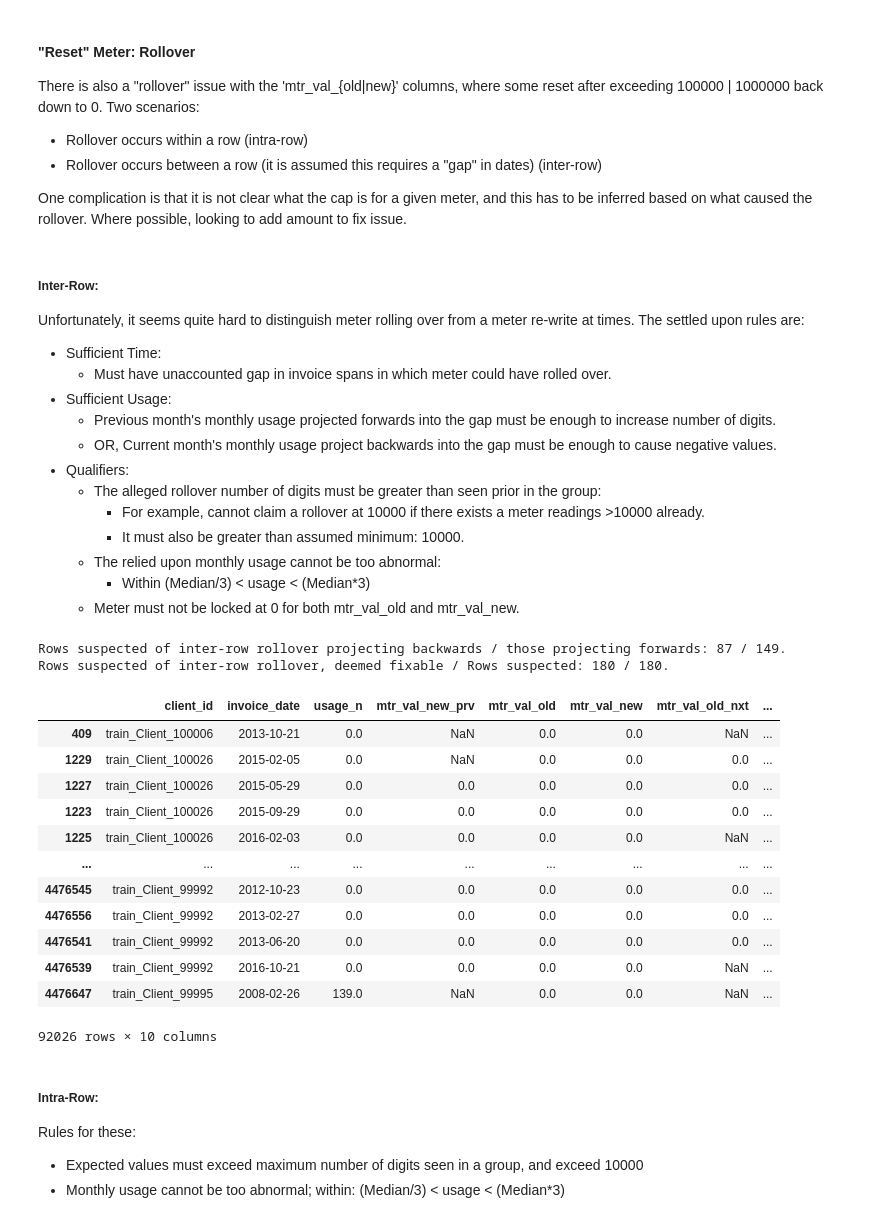
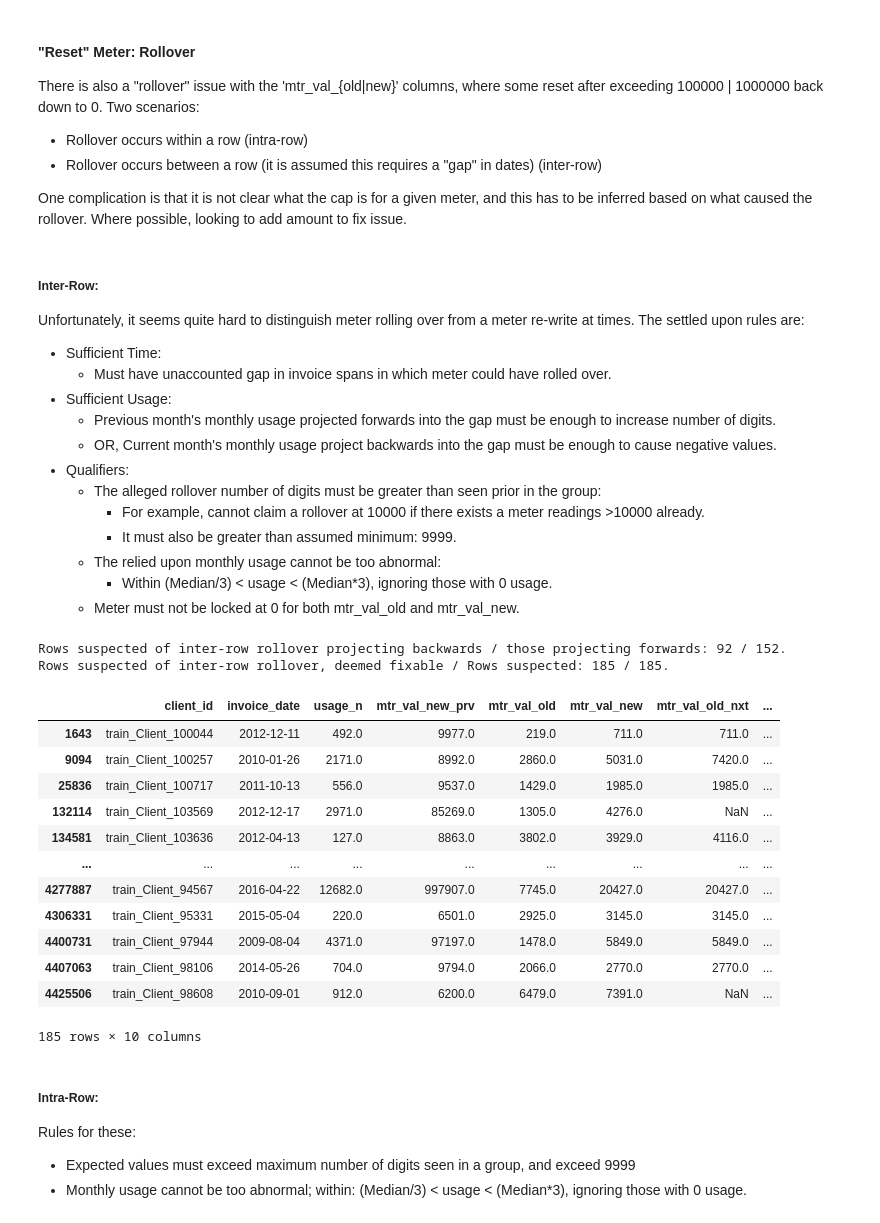
Before and after one commit to insatiablycivil/Fraud_Detection_Energy_Consumption, a Jupyter notebook: Data_Preparation.ipynb, the cells around one changed output. Cells and saved outputs as stored; diff of their text form; code cells hidden in the pictures.

```diff
--- a/Data_Preparation.ipynb
+++ b/Data_Preparation.ipynb
@@ -568,5 +896,8 @@ This is split into two steps, in an attempt to disentangle it from the meter "ro
 # %% [markdown]
 Looking at those breaking both rules.
+# %%
+#df_train_save, df_removed_save = df_train.copy(), df_removed.copy()
+df_train, df_removed = df_train_save.copy(), df_removed_save.copy()
 # %%
 mask = (df_train['date_flag'] == 1) # overlapping months
 mask_2 = (df_train['mtr_flag_bkd'] == 1) | (df_train['mtr_flag_fwd'] == 1) # overlapping meters
@@ -574,10 +905,7 @@ print(f"Rows where meter readings also seem to be reset / Rows that seem out of
 mask = mask & mask_2
 df_train['temp_flag'] = pd.to_datetime(np.nan)
 df_train.loc[mask, 'temp_flag'] = df_train.loc[mask, 'invoice_date_prv_calc'] + pd.to_timedelta(30.5, unit='days') # This is the date being sought after
-df_train['temp_flag'] = df_train.groupby(grp_cols, observed=True)['temp_flag'].transform('shift', periods=-1) # Flag row before the newly overlapping row
-df_train['temp_flag'] = df_train.groupby(grp_cols, observed=True)['temp_flag'].bfill() # Flag all previous within the group
-df_train['temp_flag'] = (df_train['invoice_date'] > df_train['temp_flag']) & (df_train['temp_flag'].notna()) # Flag only those within the overlapping period
-mask = df_train['temp_flag'] == True
+df_train, mask = Calc_Overlap(df_train, mask, 'invoice_date') # Flag rows within overlapping period of subsequent rows
 print(f"Rows affected by reset meter readings / total Rows: {sum(mask)} / {len(df_train)}.")
 df_temp = df_train[mask]
 col_names = ['invoice_date_prv', 'invoice_date_prv_calc', 'months_num', 'invoice_date', 'mtr_val_old_prv', 'mtr_val_new_prv', 'mtr_val_old', 'mtr_val_new', 'mtr_val_old_nxt', 'mtr_val_new_nxt']
@@ -617,10 +945,7 @@ mask = (df_train['date_flag'] == 1) & (((df_train['mtr_val_new'] == df_train['mt
                                        ((df_train['mtr_val_old'] == df_train['mtr_val_new_prv']) | (df_train['mtr_val_new_prv'].notna())))
 df_train['temp_flag'] = pd.to_datetime(np.nan)
 df_train.loc[mask, 'temp_flag'] = df_train.loc[mask, 'invoice_date_prv_calc'] + pd.to_timedelta(30.5, unit='days') # This is the date being sought after
-df_train['temp_flag'] = df_train.groupby(grp_cols, observed=True)['temp_flag'].transform('shift', periods=-1) # Flag row before the newly overlapping row
-df_train['temp_flag'] = df_train.groupby(grp_cols, observed=True)['temp_flag'].bfill() # Flag all previous within the group
-df_train['temp_flag'] = (df_train['invoice_date'] > df_train['temp_flag']) & (df_train['temp_flag'].notna()) # Flag only those within the overlapping period
-
+df_train, mask = Calc_Overlap(df_train, mask, 'invoice_date') # Flag rows within overlapping period of subsequent rows
 # Want to check whether removing these improves alignment.
 df_temp = df_train[df_train['temp_flag'] == False].copy() # Comparison case
 print("vvv Ignore outputs below! vvv")
@@ -628,13 +953,12 @@ df_temp = Calc_Neighbours(df_temp.copy(), grp_cols) # Update values
 print("^^^ Ignore outputs above! ^^^")
 df_temp['temp_flag_2'] = df_temp['mtr_val_old'] != df_temp['mtr_val_new_prv'] # Not perfect alignment
 df_train['temp_flag_2'] = df_train['mtr_val_old'] != df_train['mtr_val_new_prv']
-
 # Only those that reduces number of rows that have non-perfect alignment kept
 mask = (df_temp.groupby(grp_cols, observed=True)['temp_flag_2'].agg('sum') < df_train.groupby(grp_cols, observed=True)['temp_flag_2'].agg('sum')).reset_index()
 mask = mask[mask['temp_flag_2'] == True]
 df_train['temp_flag_2'] = df_train.set_index(grp_cols).index.isin(mask.set_index(grp_cols).index) # Flagging the groups where it was improvement
 mask = (df_train['temp_flag'] == True) & (df_train['temp_flag_2'] == True)
-print(f'Number of rows with overlapping periods that would otherwise align if removed / out total overlapping rows: {sum(mask)} / {sum(df_train['temp_flag'] == 1)}.')
+print(f'Rows with overlapping periods that would otherwise align if removed / Total overlapping rows: {sum(mask)} / {sum(df_train['temp_flag'] == 1)}.')
 # %% [output]
 vvv Ignore outputs below! vvv
 Rows where meter readings seem out of order looking backwards / Total Rows: 11070 / 4368964.
@@ -661,10 +985,7 @@ mask =  (df_train['date_flag'] == 1) & (((df_train['mtr_val_new'] < df_train['mt
                                        ((df_train['mtr_val_old'] > df_train['mtr_val_new_prv']) | (df_train['mtr_val_new_prv'].notna())))
 df_train['temp_flag'] = pd.to_datetime(np.nan)
 df_train.loc[mask, 'temp_flag'] = df_train.loc[mask, 'invoice_date_prv_calc'] + pd.to_timedelta(30.5, unit='days') # This is the date being sought after
-df_train['temp_flag'] = df_train.groupby(grp_cols, observed=True)['temp_flag'].transform('shift', periods=-1) # Flag row before the newly overlapping row
-df_train['temp_flag'] = df_train.groupby(grp_cols, observed=True)['temp_flag'].bfill() # Flag all previous within the group
-df_train['temp_flag'] = (df_train['invoice_date'] > df_train['temp_flag']) & (df_train['temp_flag'].notna()) # Flag only those within the overlapping period
-
+df_train, mask = Calc_Overlap(df_train, mask, 'invoice_date') # Flag rows within overlapping period of subsequent rows
 # Want to check whether removing these causes good alignment.
 df_temp = df_train[df_train['temp_flag'] == False].copy() # Comparison case
 print("vvv Ignore outputs below! vvv")
@@ -672,13 +993,12 @@ df_temp = Calc_Neighbours(df_temp.copy(), grp_cols) # Update values
 print("^^^ Ignore outputs above! ^^^")
 df_temp['temp_flag_2'] = df_temp['mtr_val_old'] < df_temp['mtr_val_new_prv']  # Not in order (previous test was for perfect alignment)
 df_train['temp_flag_2'] = df_train['mtr_val_old'] > df_train['mtr_val_new_prv']
-
 # Only those that reduces number of misaligned rows kept
 mask = (df_temp.groupby(grp_cols, observed=True)['temp_flag_2'].agg('sum') < df_train.groupby(grp_cols, observed=True)['temp_flag_2'].agg('sum')).reset_index()
 mask = mask[mask['temp_flag_2'] == True]
 df_train['temp_flag_2'] = df_train.set_index(grp_cols).index.isin(mask.set_index(grp_cols).index) # Flagging the groups where it was improvement
 mask = (df_train['temp_flag'] == True) & (df_train['temp_flag_2'] == True)
-print(f'Number of rows with overlapping periods that stay aligned if removed / out total overlapping rows: {sum(mask)} / {sum(df_train['temp_flag'] == 1)}.')
+print(f'Rows with overlapping periods that stay aligned if removed / Total overlapping rows: {sum(mask)} / {sum(df_train['temp_flag'] == 1)}.')
 # %% [output]
 vvv Ignore outputs below! vvv
 Rows where meter readings seem out of order looking backwards / Total Rows: 11070 / 4368964.
@@ -725,7 +1045,7 @@ Unfortunately, it seems quite hard to distinguish meter rolling over from a mete
 * Qualifiers:
    * The alleged rollover number of digits must be greater than seen prior in the group:
        * For example, cannot claim a rollover at 10000 if there exists a meter readings >10000 already.
-       * It must also be greater than assumed minimum: 10000.
+       * It must also be greater than assumed minimum: 9999.
    * The relied upon monthly usage cannot be too abnormal:
-       * Within (Median/3) < usage < (Median*3)
+       * Within (Median/3) < usage < (Median*3), ignoring those with 0 usage.
    * Meter must not be locked at 0 for both mtr_val_old and mtr_val_new.
@@ -737,55 +1054,56 @@ df_train_save, df_removed_save = df_train.copy(), df_removed.copy()
 df_train['mtr_max_digit'] = df_train[['mtr_val_old', 'mtr_val_new']].max(axis=1) # value per row
 df_train['mtr_max_digit'] = df_train.groupby(grp_cols, observed=True)[['mtr_max_digit']].transform('max') # value per group
 df_train['mtr_max_digit'] = 10 ** np.ceil(np.log10(df_train['mtr_max_digit'] + 1)) # Number of digits
 # Looking at rollover across rows
-df_train['monthly_usage_grp_median'] = df_train.groupby(grp_cols, observed=True)['monthly_usage'].transform('median')
+df_train['monthly_usage_grp_median'] = df_train['monthly_usage'].replace(0, np.nan)
+df_train['monthly_usage_grp_median'] = df_train.groupby(grp_cols, observed=True)['monthly_usage_grp_median'].transform('median')
 mask = ((df_train['months_gap_calc'] > 1) & # Must have a gap
         (df_train['usage_flag'] == 0) & # Usage must make sense
         (df_train['monthly_usage'] < (df_train['monthly_usage_grp_median'] * 3)) & # Usage not more than triple median
         ((df_train['monthly_usage'] * 3) > df_train['monthly_usage_grp_median'])) # Usage not less than third median
 # Looking if current usage would have caused rollover going backwards:
 df_train['temp_flag'] = np.nan
 df_train.loc[mask, 'temp_flag'] = (df_train.loc[mask, 'monthly_usage'] * df_train.loc[mask, 'months_gap_calc']).round(0) # Projected usage
 mask_2 = ((df_train['mtr_val_old'] < df_train['temp_flag']) & # Had enough (gap * usage) to have caused rollover
           (df_train['mtr_val_new_prv'] + df_train['temp_flag'] > df_train['mtr_max_digit']) & # Would have caused highest digit count seen
-          (df_train['mtr_val_new_prv'] + df_train['temp_flag'] > 10000) & # Minimum rollover point assumed
+          (df_train['mtr_val_new_prv'] + df_train['temp_flag'] > 9999) & # Minimum rollover point assumed
           (((df_train['mtr_val_new_prv'] + df_train['temp_flag']) - (df_train['mtr_val_old'] + df_train['mtr_max_digit'])).abs() < 2000))
 # Looking if previous usage would have caused rollover going forwards:
 df_train['temp_flag'] = np.nan
 df_train.loc[mask, 'temp_flag'] = (df_train.loc[mask, 'monthly_usage_prv'] * df_train.loc[mask, 'months_gap_calc']).round(0) # Projected usage
 mask = ((df_train['mtr_val_new_prv'] + df_train['temp_flag'] > df_train['mtr_max_digit']) & # Would have caused highest digit count seen (and so also rollover)
-        (df_train['mtr_val_new_prv'] + df_train['temp_flag'] > 10000) & # Minimum rollover point assumed
+        (df_train['mtr_val_new_prv'] + df_train['temp_flag'] > 9999) & # Minimum rollover point assumed
         (((df_train['mtr_val_new_prv'] + df_train['temp_flag']) - (df_train['mtr_val_old'] + df_train['mtr_max_digit'])).abs() < 2000))
 print(f"Rows suspected of inter-row rollover projecting backwards / those projecting forwards: {sum(mask_2)} / {sum(mask)}.")
 # Ignore those that have mtr_val_old and mtr_val_new == 0
 mask = (mask | mask_2)
 mask_2 = (df_train['mtr_val_old'] == 0) & (df_train['mtr_val_new'] == 0)
 print(f"Rows suspected of inter-row rollover, deemed fixable / Rows suspected: {sum(mask & ~mask_2)} / {sum(mask)}.")
 df_train['mtr_old_rollover'] = (mask & ~mask_2).astype(int)
 df_train.loc[(mask & mask_2), 'mtr_old_rollover'] = -1
 col_names = ['client_id', 'invoice_date', 'usage_n', 'mtr_val_new_prv', 'mtr_val_old', 'mtr_val_new', 'mtr_val_old_nxt', 'months_num', 'mtr_val_new_calc', 'mtr_max_digit']
-df_temp = df_train[(mask | mask_2)]
+df_temp = df_train[(mask & mask_2) if sum(mask & mask_2)>0 else (mask & ~mask_2)] # Showing those unfixable if they exist, otherwise, just those flagged
 df_temp[col_names]
 # %% [output]
-Rows suspected of inter-row rollover projecting backwards / those projecting forwards: 87 / 149.
-Rows suspected of inter-row rollover, deemed fixable / Rows suspected: 180 / 180.
+Rows suspected of inter-row rollover projecting backwards / those projecting forwards: 92 / 152.
+Rows suspected of inter-row rollover, deemed fixable / Rows suspected: 185 / 185.
 |  | client_id | invoice_date | usage_n | mtr_val_new_prv | mtr_val_old | mtr_val_new | mtr_val_old_nxt | ... |
-| 409 | train_Client_100006 | 2013-10-21 | 0.0 | NaN | 0.0 | 0.0 | NaN | ... |
-| 1229 | train_Client_100026 | 2015-02-05 | 0.0 | NaN | 0.0 | 0.0 | 0.0 | ... |
-| 1227 | train_Client_100026 | 2015-05-29 | 0.0 | 0.0 | 0.0 | 0.0 | 0.0 | ... |
-| 1223 | train_Client_100026 | 2015-09-29 | 0.0 | 0.0 | 0.0 | 0.0 | 0.0 | ... |
-| 1225 | train_Client_100026 | 2016-02-03 | 0.0 | 0.0 | 0.0 | 0.0 | NaN | ... |
+| 1643 | train_Client_100044 | 2012-12-11 | 492.0 | 9977.0 | 219.0 | 711.0 | 711.0 | ... |
+| 9094 | train_Client_100257 | 2010-01-26 | 2171.0 | 8992.0 | 2860.0 | 5031.0 | 7420.0 | ... |
+| 25836 | train_Client_100717 | 2011-10-13 | 556.0 | 9537.0 | 1429.0 | 1985.0 | 1985.0 | ... |
+| 132114 | train_Client_103569 | 2012-12-17 | 2971.0 | 85269.0 | 1305.0 | 4276.0 | NaN | ... |
+| 134581 | train_Client_103636 | 2012-04-13 | 127.0 | 8863.0 | 3802.0 | 3929.0 | 4116.0 | ... |
 | ... | ... | ... | ... | ... | ... | ... | ... | ... |
-| 4476545 | train_Client_99992 | 2012-10-23 | 0.0 | 0.0 | 0.0 | 0.0 | 0.0 | ... |
-| 4476556 | train_Client_99992 | 2013-02-27 | 0.0 | 0.0 | 0.0 | 0.0 | 0.0 | ... |
-| 4476541 | train_Client_99992 | 2013-06-20 | 0.0 | 0.0 | 0.0 | 0.0 | 0.0 | ... |
-| 4476539 | train_Client_99992 | 2016-10-21 | 0.0 | 0.0 | 0.0 | 0.0 | NaN | ... |
-| 4476647 | train_Client_99995 | 2008-02-26 | 139.0 | NaN | 0.0 | 0.0 | NaN | ... |
+| 4277887 | train_Client_94567 | 2016-04-22 | 12682.0 | 997907.0 | 7745.0 | 20427.0 | 20427.0 | ... |
+| 4306331 | train_Client_95331 | 2015-05-04 | 220.0 | 6501.0 | 2925.0 | 3145.0 | 3145.0 | ... |
+| 4400731 | train_Client_97944 | 2009-08-04 | 4371.0 | 97197.0 | 1478.0 | 5849.0 | 5849.0 | ... |
+| 4407063 | train_Client_98106 | 2014-05-26 | 704.0 | 9794.0 | 2066.0 | 2770.0 | 2770.0 | ... |
+| 4425506 | train_Client_98608 | 2010-09-01 | 912.0 | 6200.0 | 6479.0 | 7391.0 | NaN | ... |
-92026 rows × 10 columns
+185 rows × 10 columns
 # %% [markdown]
 ##### Intra-Row:
 Rules for these:
-* Expected values must exceed maximum number of digits seen in a group, and exceed 10000
-* Monthly usage cannot be too abnormal; within: (Median/3) < usage < (Median*3)
+* Expected values must exceed maximum number of digits seen in a group, and exceed 9999
+* Monthly usage cannot be too abnormal; within: (Median/3) < usage < (Median*3), ignoring those with 0 usage.
 # %%
 mask = ((df_train['mtr_val_new_calc'] > df_train['mtr_max_digit']) & # Looking where number of digits would have exceeded most seen
```
Also changed, not shown: parts of 72 cells of this notebook.
